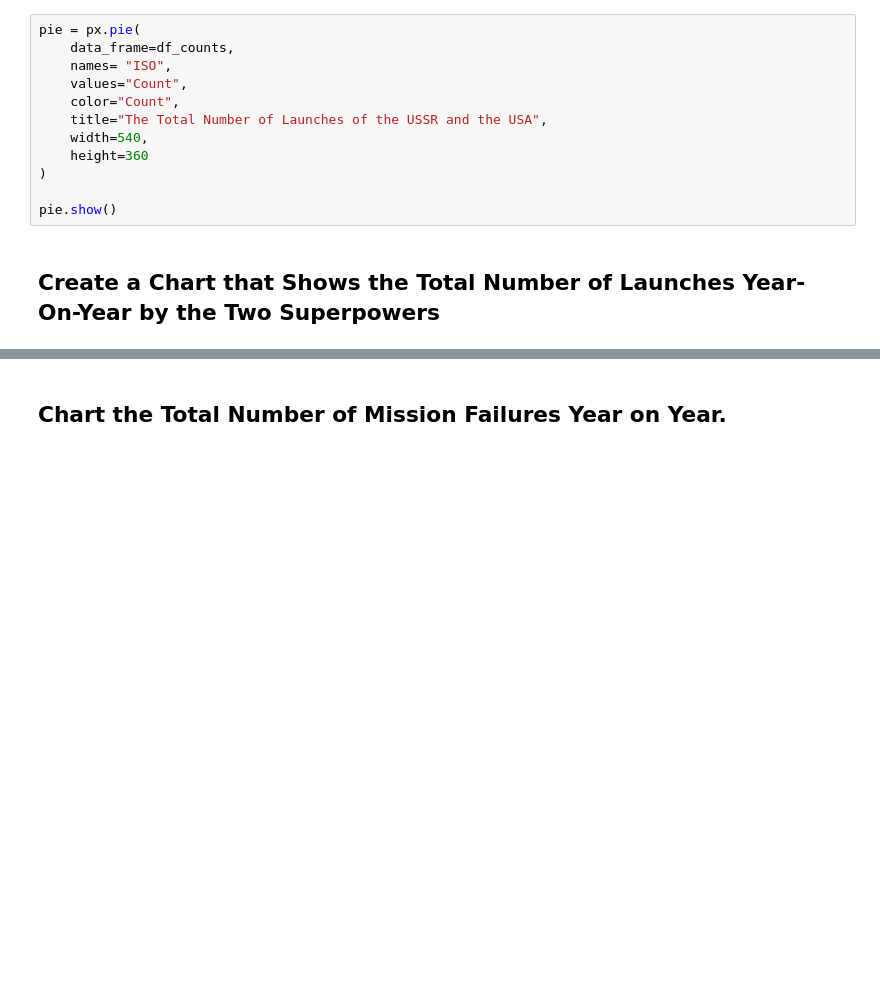
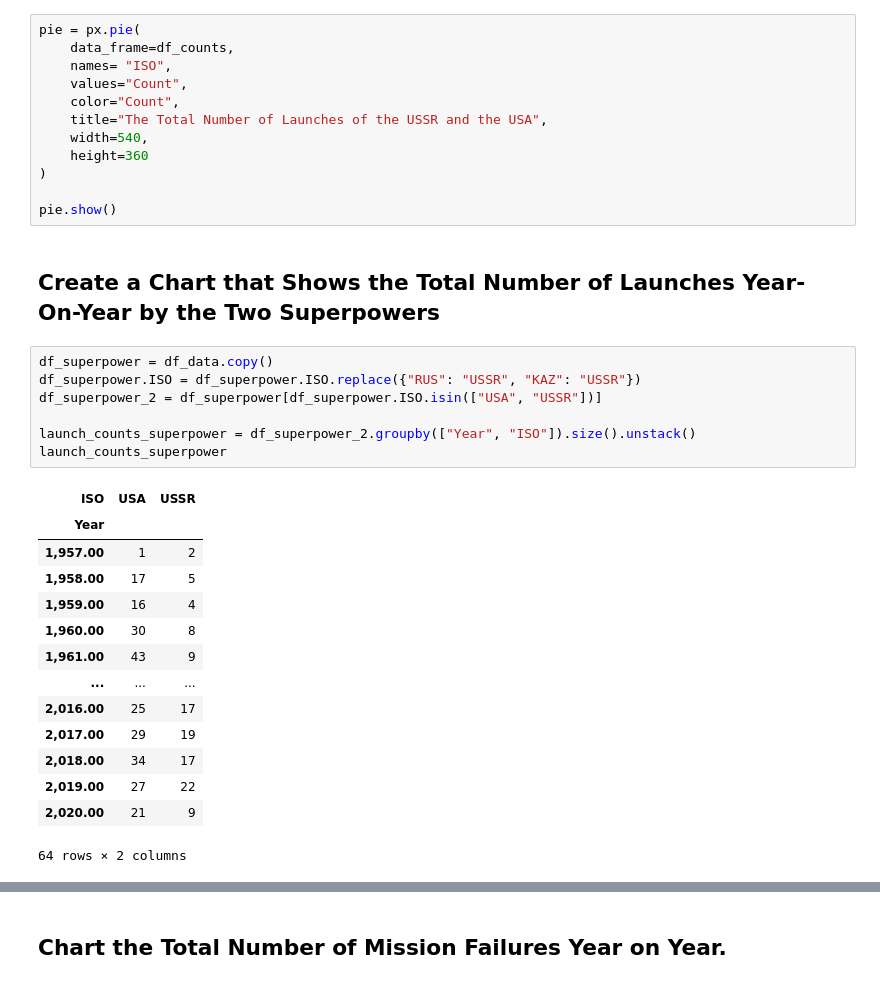
Before and after one commit to chgwyellow/Analyse---Visualise-the-Space-Race, a Jupyter notebook: Space_Missions_Analysis.ipynb, the cells around one changed output, grey strips where cells are left out. Cells and saved outputs as stored; diff of their text form; blank space fills up the shorter version.

```diff
--- a/Space_Missions_Analysis.ipynb
+++ b/Space_Missions_Analysis.ipynb
@@ -545,3 +545,25 @@ pie = px.pie(
 pie.show()
 # %% [markdown]
 ## Create a Chart that Shows the Total Number of Launches Year-On-Year by the Two Superpowers
+# %%
+df_superpower = df_data.copy()
+df_superpower.ISO = df_superpower.ISO.replace({"RUS": "USSR", "KAZ": "USSR"})
+df_superpower_2 = df_superpower[df_superpower.ISO.isin(["USA", "USSR"])]
+
+launch_counts_superpower = df_superpower_2.groupby(["Year", "ISO"]).size().unstack()
+launch_counts_superpower
+# %% [output]
+| ISO | USA | USSR |
+| Year |  |  |
+| 1,957.00 | 1 | 2 |
+| 1,958.00 | 17 | 5 |
+| 1,959.00 | 16 | 4 |
+| 1,960.00 | 30 | 8 |
+| 1,961.00 | 43 | 9 |
+| ... | ... | ... |
+| 2,016.00 | 25 | 17 |
+| 2,017.00 | 29 | 19 |
+| 2,018.00 | 34 | 17 |
+| 2,019.00 | 27 | 22 |
+| 2,020.00 | 21 | 9 |
+64 rows × 2 columns
```
Also changed, not shown: parts of 1 cell of this notebook.
